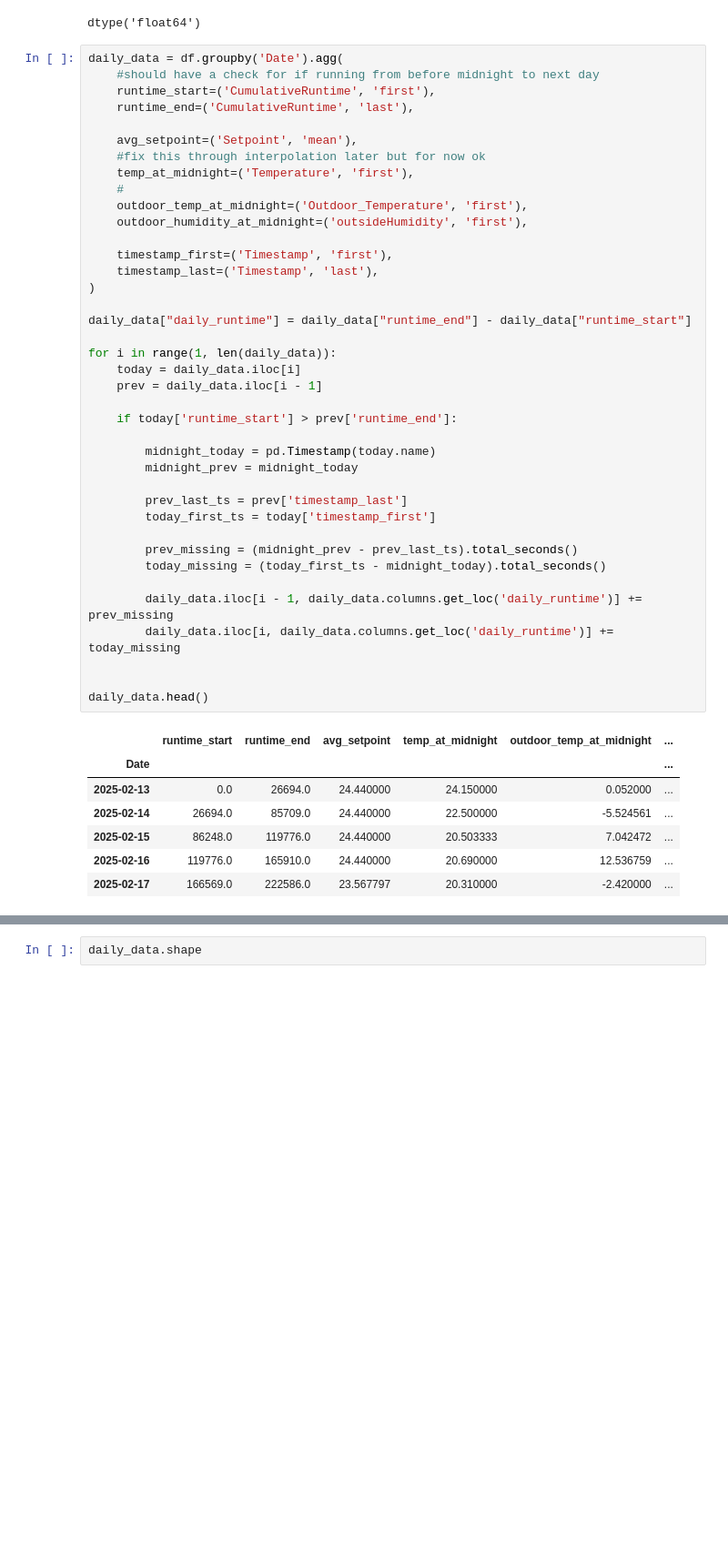
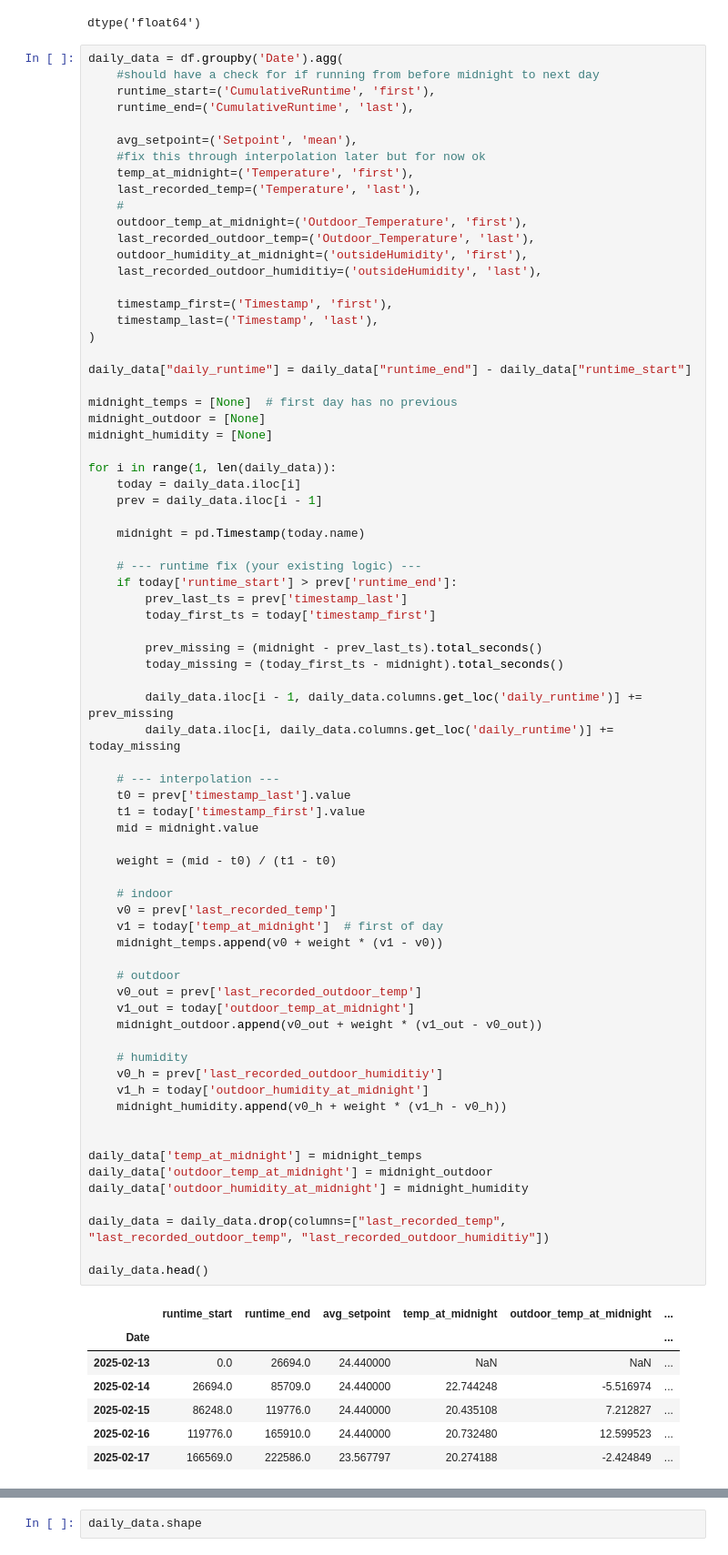
Before and after one commit to Temple-University-CIS-4496/cis-4496-project-hvac, a Jupyter notebook: Code/Modeling/BaseModel.ipynb, the cells around one changed output, grey strips where cells are left out. Shown at 91% size. Drawn from its saved outputs; the diff is of its cells as text; blank space fills up the shorter version.

```diff
--- a/Code/Modeling/BaseModel.ipynb
+++ b/Code/Modeling/BaseModel.ipynb
@@ -41,44 +41,78 @@ daily_data = df.groupby('Date').agg(
     avg_setpoint=('Setpoint', 'mean'),
     #fix this through interpolation later but for now ok
     temp_at_midnight=('Temperature', 'first'),
+    last_recorded_temp=('Temperature', 'last'),
     #
     outdoor_temp_at_midnight=('Outdoor_Temperature', 'first'),
+    last_recorded_outdoor_temp=('Outdoor_Temperature', 'last'),
     outdoor_humidity_at_midnight=('outsideHumidity', 'first'),
+    last_recorded_outdoor_humiditiy=('outsideHumidity', 'last'),
 
     timestamp_first=('Timestamp', 'first'),
     timestamp_last=('Timestamp', 'last'),
 )
 
 daily_data["daily_runtime"] = daily_data["runtime_end"] - daily_data["runtime_start"]
 
+midnight_temps = [None]  # first day has no previous
+midnight_outdoor = [None]
+midnight_humidity = [None]
+
 for i in range(1, len(daily_data)):
     today = daily_data.iloc[i]
     prev = daily_data.iloc[i - 1]
 
+    midnight = pd.Timestamp(today.name)
+
+    # --- runtime fix (your existing logic) ---
     if today['runtime_start'] > prev['runtime_end']:
-
-        midnight_today = pd.Timestamp(today.name)
-        midnight_prev = midnight_today
-
         prev_last_ts = prev['timestamp_last']
         today_first_ts = today['timestamp_first']
 
-        prev_missing = (midnight_prev - prev_last_ts).total_seconds()
-        today_missing = (today_first_ts - midnight_today).total_seconds()
+        prev_missing = (midnight - prev_last_ts).total_seconds()
+        today_missing = (today_first_ts - midnight).total_seconds()
 
         daily_data.iloc[i - 1, daily_data.columns.get_loc('daily_runtime')] += prev_missing
         daily_data.iloc[i, daily_data.columns.get_loc('daily_runtime')] += today_missing
 
+    # --- interpolation ---
+    t0 = prev['timestamp_last'].value
+    t1 = today['timestamp_first'].value
+    mid = midnight.value
+
+    weight = (mid - t0) / (t1 - t0)
+
+    # indoor
+    v0 = prev['last_recorded_temp']
+    v1 = today['temp_at_midnight']  # first of day
+    midnight_temps.append(v0 + weight * (v1 - v0))
+
+    # outdoor
+    v0_out = prev['last_recorded_outdoor_temp']
+    v1_out = today['outdoor_temp_at_midnight']
+    midnight_outdoor.append(v0_out + weight * (v1_out - v0_out))
+
+    # humidity
+    v0_h = prev['last_recorded_outdoor_humiditiy']
+    v1_h = today['outdoor_humidity_at_midnight']
+    midnight_humidity.append(v0_h + weight * (v1_h - v0_h))
+
+
+daily_data['temp_at_midnight'] = midnight_temps
+daily_data['outdoor_temp_at_midnight'] = midnight_outdoor
+daily_data['outdoor_humidity_at_midnight'] = midnight_humidity
+
+daily_data = daily_data.drop(columns=["last_recorded_temp", "last_recorded_outdoor_temp", "last_recorded_outdoor_humiditiy"])
 
 daily_data.head()
 # %% [output]
 |  | runtime_start | runtime_end | avg_setpoint | temp_at_midnight | outdoor_temp_at_midnight | ... |
 | Date |  |  |  |  |  | ... |
-| 2025-02-13 | 0.0 | 26694.0 | 24.440000 | 24.150000 | 0.052000 | ... |
-| 2025-02-14 | 26694.0 | 85709.0 | 24.440000 | 22.500000 | -5.524561 | ... |
-| 2025-02-15 | 86248.0 | 119776.0 | 24.440000 | 20.503333 | 7.042472 | ... |
-| 2025-02-16 | 119776.0 | 165910.0 | 24.440000 | 20.690000 | 12.536759 | ... |
-| 2025-02-17 | 166569.0 | 222586.0 | 23.567797 | 20.310000 | -2.420000 | ... |
+| 2025-02-13 | 0.0 | 26694.0 | 24.440000 | NaN | NaN | ... |
+| 2025-02-14 | 26694.0 | 85709.0 | 24.440000 | 22.744248 | -5.516974 | ... |
+| 2025-02-15 | 86248.0 | 119776.0 | 24.440000 | 20.435108 | 7.212827 | ... |
+| 2025-02-16 | 119776.0 | 165910.0 | 24.440000 | 20.732480 | 12.599523 | ... |
+| 2025-02-17 | 166569.0 | 222586.0 | 23.567797 | 20.274188 | -2.424849 | ... |
 # %%
 daily_data.isnull().sum()
 # %% [output]
```
Also changed, not shown: parts of 7 cells of this notebook.
